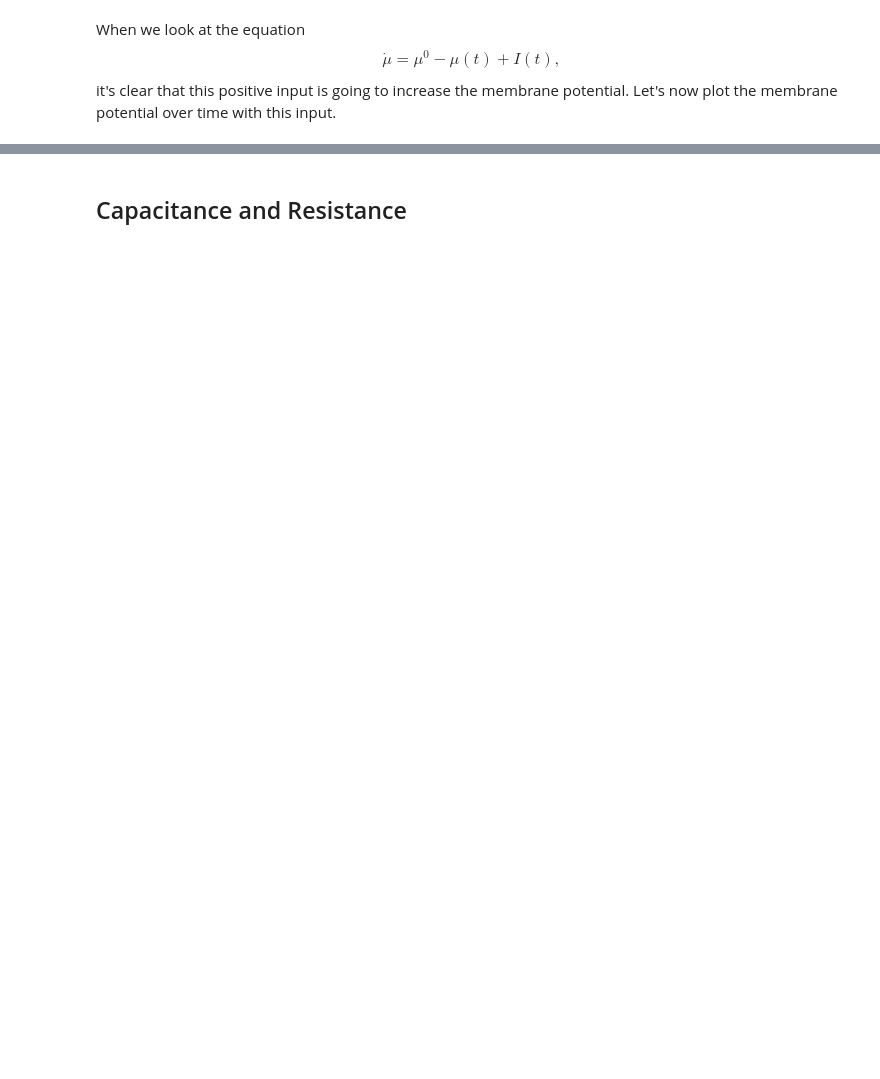
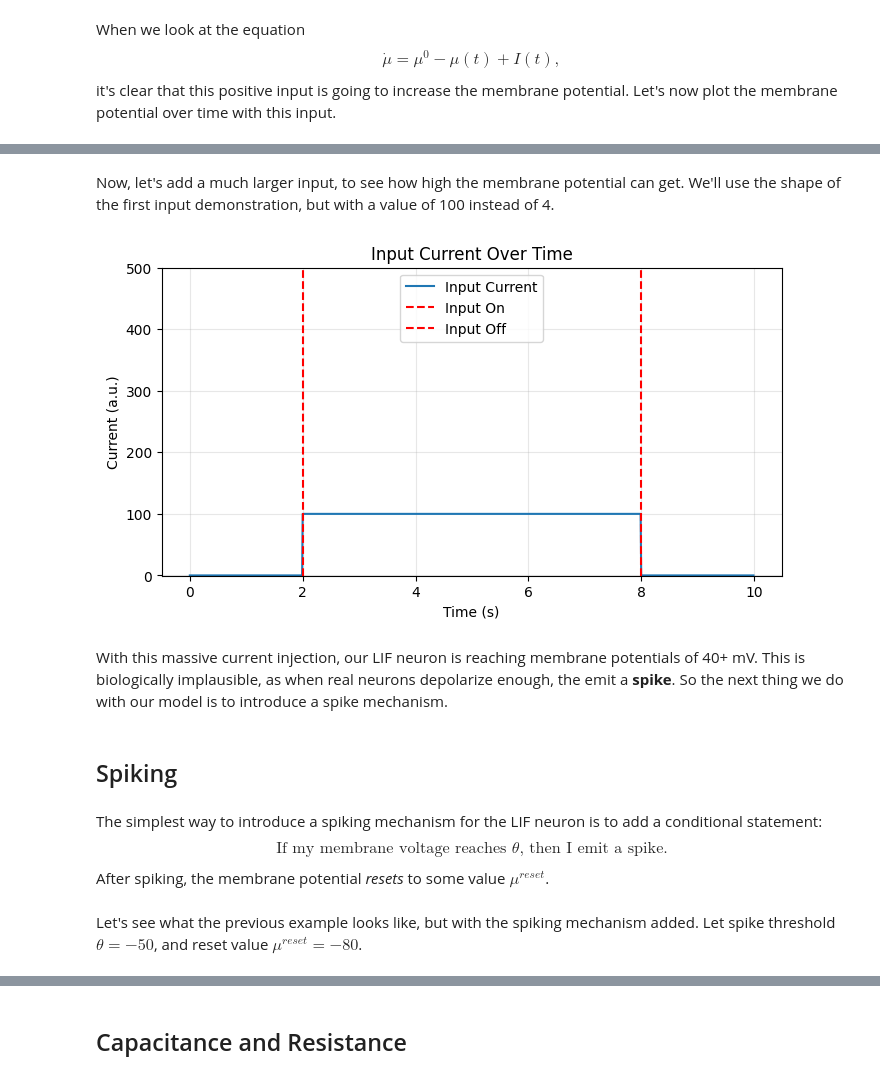
Before and after one commit to cory-wu/CCN-demos, a Jupyter notebook: Ch2/LIF.ipynb, the cells around one changed output, grey strips where cells are left out. Cells and saved outputs as stored; diff of their text form; code cells hidden in the pictures; blank space fills up the shorter version.

Commit message:
LIF spiking

```diff
--- a/Ch2/LIF.ipynb
+++ b/Ch2/LIF.ipynb
@@ -185,0 +227,19 @@ it's clear that this positive input is going to increase the membrane potential.
+# %% [markdown]
+Now, let's add a much larger input, to see how high the membrane potential can get. We'll use the shape of the first input demonstration, but with a value of 100 instead of 4.
+# %%
+# Define Input Current
+
+I = np.zeros(step_end)
+I[200:800] = 100 # input = 100 from 2 s to 8 s
+
+# Plot
+fig, ax = plt.subplots(figsize=(8, 4))
+ax.plot(np.arange(0, t_max, dt), I, label="Input Current")
+ax.set_xlabel("Time (s)"); ax.set_ylabel("Current (a.u.)")
+ax.set_title("Input Current Over Time")
+ax.axvline(x=2, color="r", ls="--", label="Input On")
+ax.axvline(x=8, color="r", ls="--", label="Input Off")
+ax.set_ylim(-0.5,500); ax.legend(); ax.grid(alpha=0.3)
+plt.show()
+# %% [output]
+[figure, added]
@@ -185,0 +273,12 @@ it's clear that this positive input is going to increase the membrane potential.
+# %% [markdown]
+With this massive current injection, our LIF neuron is reaching membrane potentials of 40+ mV. This is biologically implausible, as when real neurons depolarize enough, the emit a **spike**. So the next thing we do with our model is to introduce a spike mechanism.
+# %% [markdown]
+## Spiking
+# %% [markdown]
+The simplest way to introduce a spiking mechanism for the LIF neuron is to add a conditional statement:
+$$
+\text{If my membrane voltage reaches $\theta$, then I emit a spike.}
+$$
+After spiking, the membrane potential *resets* to some value $\mu^{reset}$.
+# %% [markdown]
+Let's see what the previous example looks like, but with the spiking mechanism added. Let spike threshold $\theta = -50$, and reset value $\mu^{reset} = -80$.
```
Also changed, not shown: parts of 26 cells of this notebook, 1 other file.
